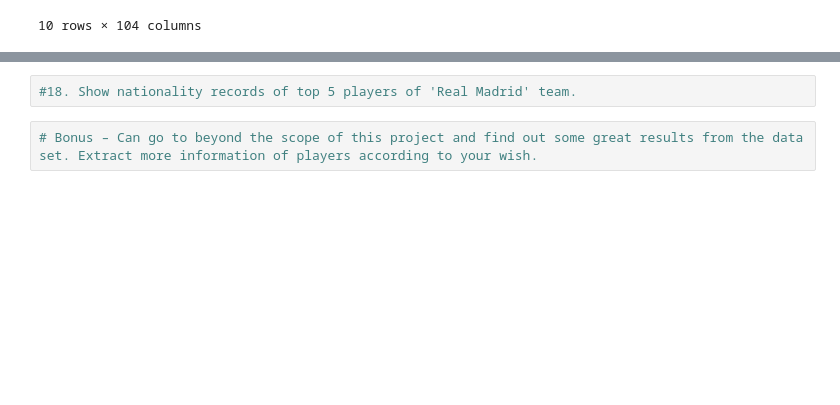
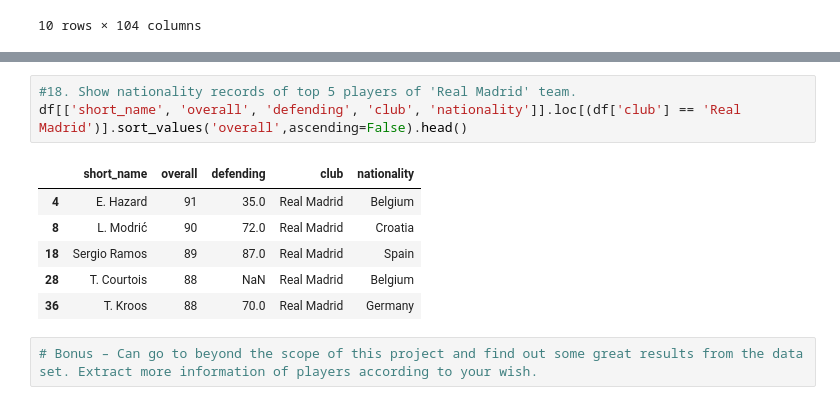
Before and after one commit to Jrowez/JUMPlus-dataProject1, a Jupyter notebook: dataProject1.ipynb, the cells around one changed output, grey strips where cells are left out. Saved outputs shown, nothing was run; the diff lists cells and outputs as text; blank space fills up the shorter version.

```diff
--- a/dataProject1.ipynb
+++ b/dataProject1.ipynb
@@ -170,4 +229,12 @@ df.loc[(df['nationality'] == 'Germany')].head(10)
 # %%
 #18. Show nationality records of top 5 players of 'Real Madrid' team.
+df[['short_name', 'overall', 'defending', 'club', 'nationality']].loc[(df['club'] == 'Real Madrid')].sort_values('overall',ascending=False).head()
+# %% [output]
+|  | short_name | overall | defending | club | nationality |
+| 4 | E. Hazard | 91 | 35.0 | Real Madrid | Belgium |
+| 8 | L. Modrić | 90 | 72.0 | Real Madrid | Croatia |
+| 18 | Sergio Ramos | 89 | 87.0 | Real Madrid | Spain |
+| 28 | T. Courtois | 88 | NaN | Real Madrid | Belgium |
+| 36 | T. Kroos | 88 | 70.0 | Real Madrid | Germany |
 # %%
 # Bonus – Can go to beyond the scope of this project and find out some great results from the data set. Extract more information of players according to your wish.
```
Also changed, not shown: parts of 7 cells of this notebook.
